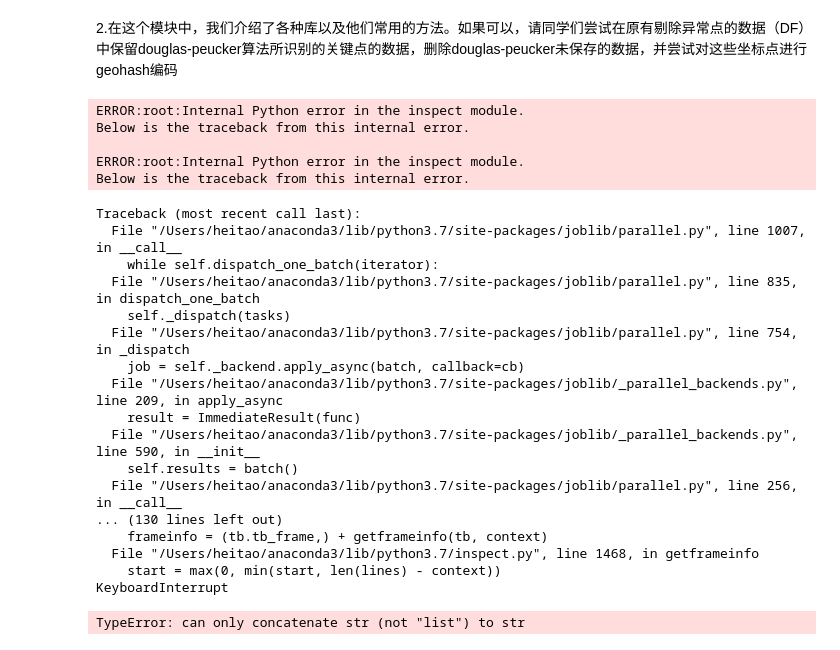
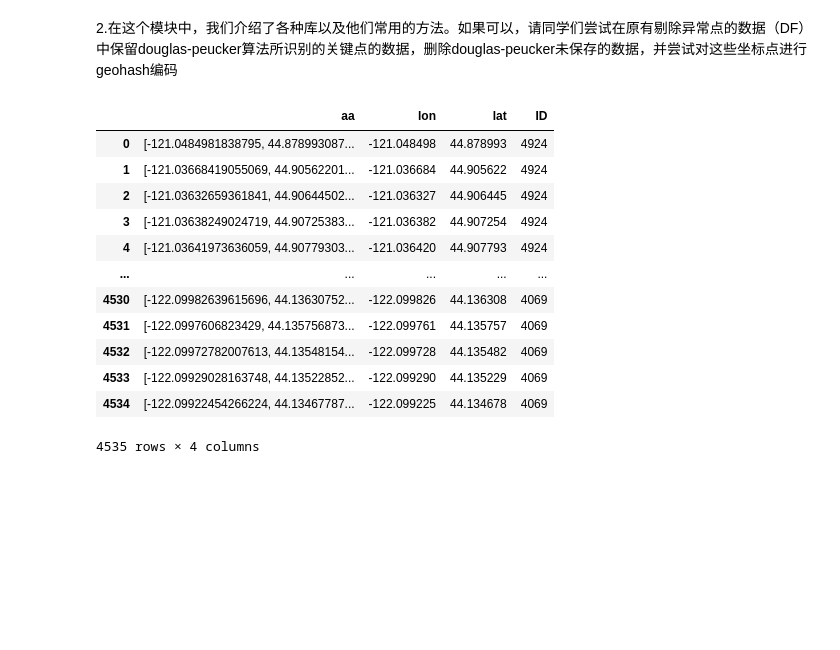
Before and after one commit to Heitao5200/DW_WisdomOcean, a Jupyter notebook: Task1 地理位置数据分析常用工具_.ipynb, the cells around one changed output. Drawn from its saved outputs; the diff is of its cells as text; code cells hidden in the pictures; blank space fills up the shorter version.

Commit message:
Add files via upload
Task1 地理位置数据分析常用工具 完成

```diff
--- a/Task1 地理位置数据分析常用工具_.ipynb
+++ b/Task1 地理位置数据分析常用工具_.ipynb
@@ -696,38 +696,29 @@ DF['ID'] = DF['ID'].astype('str')
 # %%
 from joblib import Parallel, delayed
 def get_df_tmp1(DF,ID_tmp):
     df_tmp1 = pd.DataFrame()
     tmp_ID_lon_lat = np.array(DF[DF['ID']==ID_tmp][['lon','lat']])
     tmp_ID_lon_lat_line = shapely.geometry.LineString(tmp_ID_lon_lat)
     tmp_ID_lon_lat_line_dp = gpd.GeoSeries(tmp_ID_lon_lat_line).simplify(tolerance=0.000000001)[0]
     df_tmp1['aa'] = list(np.array(tmp_ID_lon_lat_line_dp))
     df_tmp1['lon'] = df_tmp1['aa'].apply(lambda x:x[0])
     df_tmp1['lat'] = df_tmp1['aa'].apply(lambda x:x[1])
     df_tmp1['ID'] =ID_tmp
     return df_tmp1
-df_tmp1_list = Parallel(n_jobs=1)(delayed(get_df_tmp1)(DF,ID_tmp) for ID_tmp in list(DF['ID'].unique()))
+df_tmp1_list = Parallel(n_jobs=1)(delayed(get_df_tmp1)(DF,ID_tmp) for ID_tmp in list(DF['ID'].unique()[:2]))
 df_tmp1 = pd.concat(df_tmp1_list,axis = 0,ignore_index= True)
+df_tmp1
 # %% [output]
+|  | aa | lon | lat | ID |
+| 0 | [-121.0484981838795, 44.878993087... | -121.048498 | 44.878993 | 4924 |
+| 1 | [-121.03668419055069, 44.90562201... | -121.036684 | 44.905622 | 4924 |
+| 2 | [-121.03632659361841, 44.90644502... | -121.036327 | 44.906445 | 4924 |
+| 3 | [-121.03638249024719, 44.90725383... | -121.036382 | 44.907254 | 4924 |
+| 4 | [-121.03641973636059, 44.90779303... | -121.036420 | 44.907793 | 4924 |
+| ... | ... | ... | ... | ... |
+| 4530 | [-122.09982639615696, 44.13630752... | -122.099826 | 44.136308 | 4069 |
+| 4531 | [-122.0997606823429, 44.135756873... | -122.099761 | 44.135757 | 4069 |
+| 4532 | [-122.09972782007613, 44.13548154... | -122.099728 | 44.135482 | 4069 |
+| 4533 | [-122.09929028163748, 44.13522852... | -122.099290 | 44.135229 | 4069 |
+| 4534 | [-122.09922454266224, 44.13467787... | -122.099225 | 44.134678 | 4069 |
-ERROR:root:Internal Python error in the inspect module.
-Below is the traceback from this internal error.
-
-ERROR:root:Internal Python error in the inspect module.
-Below is the traceback from this internal error.
+4535 rows × 4 columns
-Traceback (most recent call last):
-  File "/Users/heitao/anaconda3/lib/python3.7/site-packages/joblib/parallel.py", line 1007, in __call__
-    while self.dispatch_one_batch(iterator):
-  File "/Users/heitao/anaconda3/lib/python3.7/site-packages/joblib/parallel.py", line 835, in dispatch_one_batch
-    self._dispatch(tasks)
-  File "/Users/heitao/anaconda3/lib/python3.7/site-packages/joblib/parallel.py", line 754, in _dispatch
-    job = self._backend.apply_async(batch, callback=cb)
-  File "/Users/heitao/anaconda3/lib/python3.7/site-packages/joblib/_parallel_backends.py", line 209, in apply_async
-    result = ImmediateResult(func)
-  File "/Users/heitao/anaconda3/lib/python3.7/site-packages/joblib/_parallel_backends.py", line 590, in __init__
-    self.results = batch()
-  File "/Users/heitao/anaconda3/lib/python3.7/site-packages/joblib/parallel.py", line 256, in __call__
-... (130 lines left out)
-    frameinfo = (tb.tb_frame,) + getframeinfo(tb, context)
-  File "/Users/heitao/anaconda3/lib/python3.7/inspect.py", line 1468, in getframeinfo
-    start = max(0, min(start, len(lines) - context))
-KeyboardInterrupt
-TypeError: can only concatenate str (not "list") to str
```
